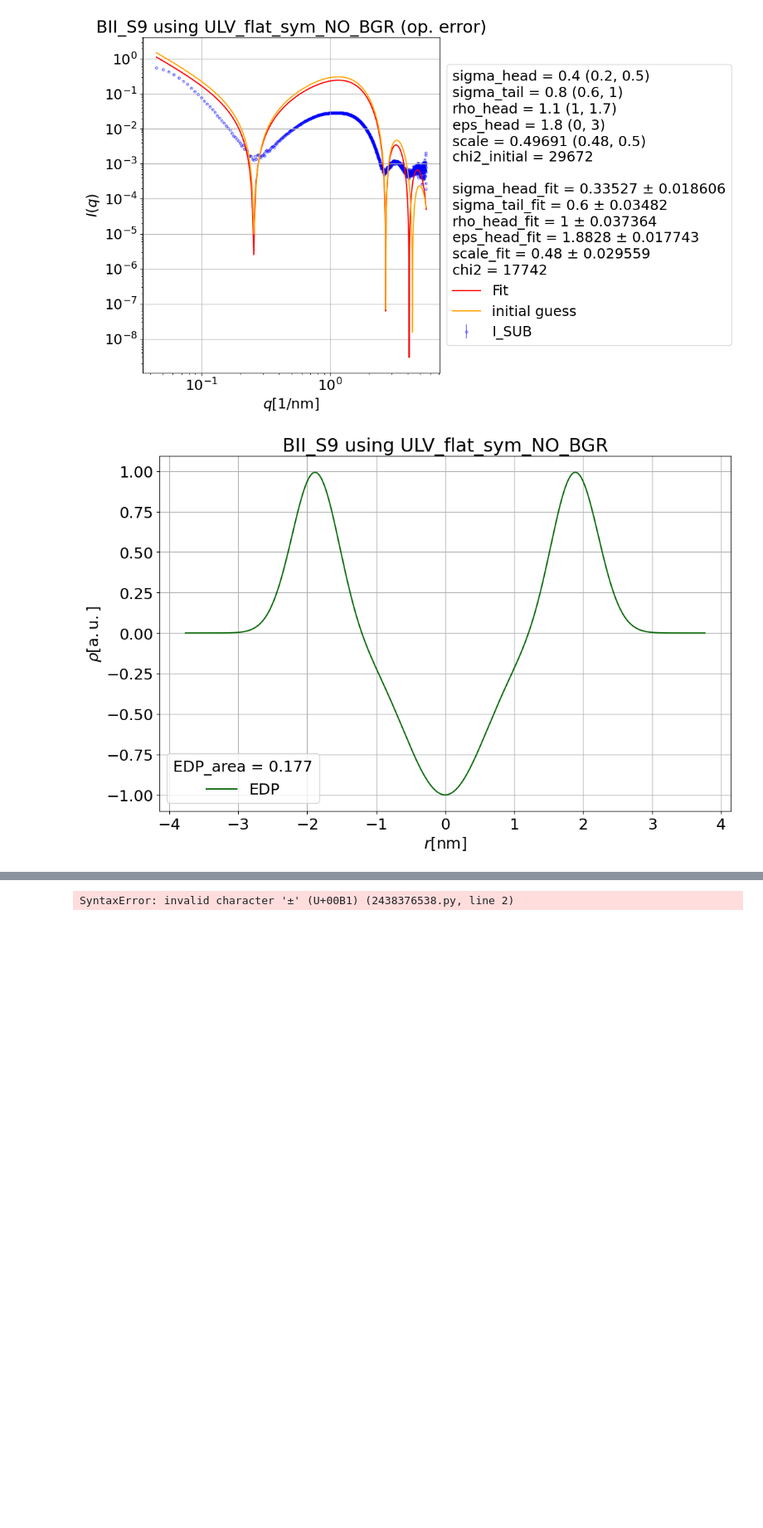
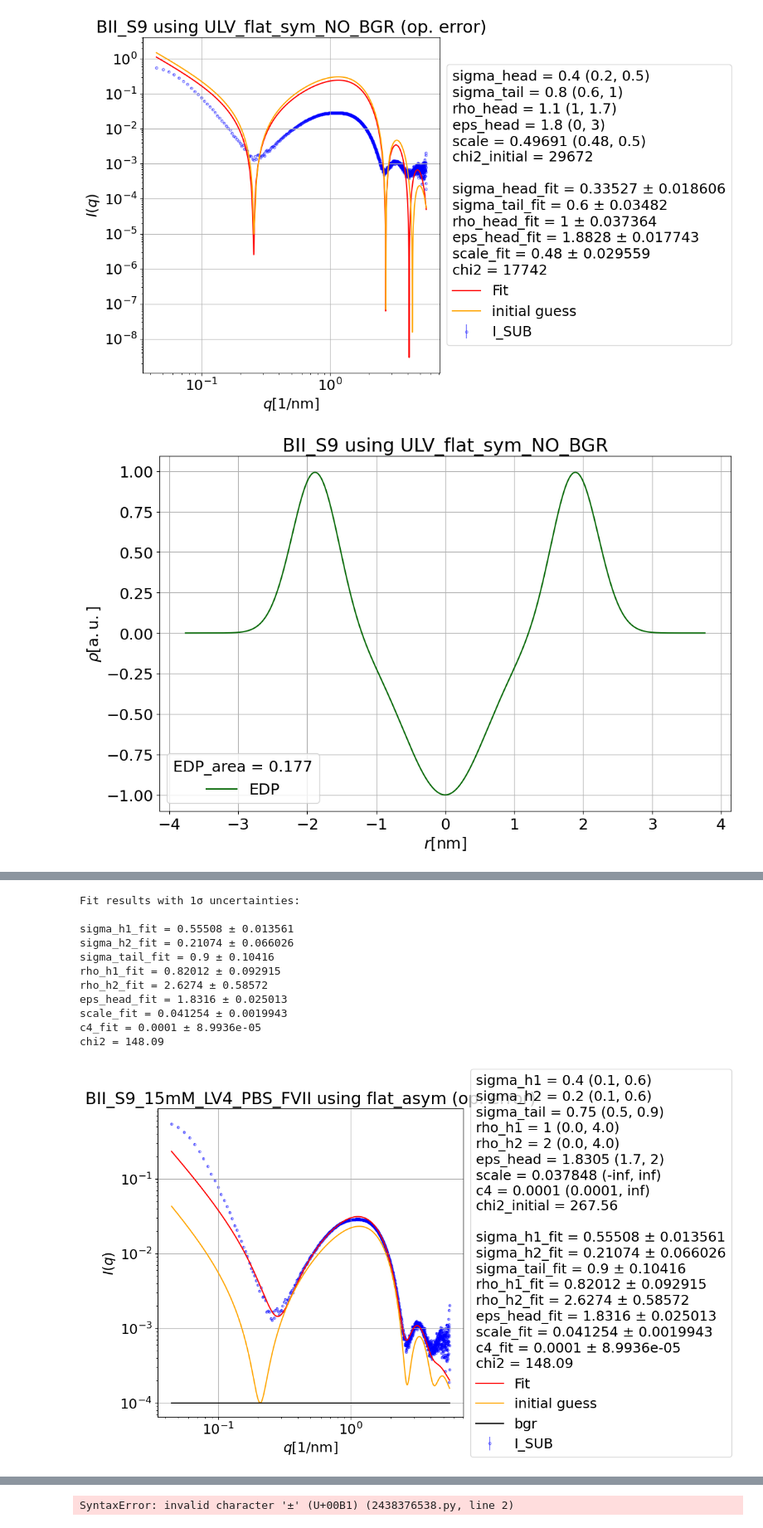
Before and after one commit to riko-hilger/BM29_data_and_analysis_2026, a Jupyter notebook: analysis_BM29_July2026/BM29_fitting_Aug14.ipynb, the cells around one changed output, grey strips where cells are left out. Shown at 83% size. Drawn from its saved outputs; the diff is of its cells as text; code cells hidden in the pictures; blank space fills up the shorter version.

```diff
--- a/analysis_BM29_July2026/BM29_fitting_Aug14.ipynb
+++ b/analysis_BM29_July2026/BM29_fitting_Aug14.ipynb
@@ -256,0 +356,61 @@ chi2 = 143.46
+# %%
+#======================== Fit ===========================================
+popt, pcov = curve_fit(fit_function, q, I, sigma=I_err, maxfev=20000, p0=p0, bounds = (lower_bounds, upper_bounds))
+
+param_names = ["sigma_h1_fit", "sigma_h2_fit", "sigma_tail_fit", "rho_h1_fit", "rho_h2_fit",
+                     "eps_head_fit", "scale_fit", "c4_fit"]
+
+perr = np.sqrt(np.diag(pcov))
+for name, value in zip(param_names, popt):
+    globals()[name] = value
+chi2, info_text = fit.info(q, I, I_err, param_names, p0, popt, perr, fit_function)
+
+residuals = I - fit_function(q, *p0)
+initial_chi2 = np.sum((residuals / I_err)**2) / (len(I) - len(p0) - 1)
+names2 = [name[:-4] for name in param_names]
+info_text2 = "\n".join(f"{name} = {val:.5g} ({lower_bounds[i]}, {upper_bounds[i]})" for name, val, i in zip(names2, p0, range(len(p0))))
+info_text2 += f"\nchi2_initial = {initial_chi2:.5g}\n \n"
+
+info_text_print = info_text2 + info_text
+#=========================== Plot ===========================================
+
+q_fit = np.linspace(min(q), max(q), 10000)
+plt.figure(figsize=(12, 7.5))
+plt.errorbar(q, I, I_err, marker="o", markersize=3,markeredgewidth=1,ecolor="Blue",      markeredgecolor='Blue',      markerfacecolor='None', alpha=0.5, ls="None", label='I_SUB', zorder=1)
+plt.loglog(q_fit, fit_function(q_fit, *popt), color='red', label='Fit')
+plt.loglog(q_fit, fit_function(q_fit, *p0), color='orange', label='initial guess')
+plt.loglog(q_fit, fit.powerlaw_bgr(q_fit, 0, 0, c4_fit), color='black', label='bgr')
+# plt.loglog(q_fit, fit.powerlaw_bgr(q_fit, c2, c3, c4), color='black', label='initial bgr', ls="--")
+
+plt.xlabel('$q [1/\\mathrm{nm}]$')
+plt.ylabel('$I(q)$')
+plt.title(f'{BM29.sample_dict[sample]} using flat_asym (op. error)')
+plt.grid(True)
+legend = plt.legend(loc='center left', bbox_to_anchor=(1, 0.5), alignment='left')
+legend.set_title(info_text_print)
+plt.tight_layout()
+# plt.savefig(target_folder / f"{fit_function.__name__}_operative_error_2.png",dpi=400, bbox_inches='tight', pad_inches=0.05)
+plt.show()
+
+# =========== EDP =====================================================================================
+fig = fit.EDP_plot(0, sigma_h1_fit, sigma_h2_fit, sigma_tail_fit, rho_h1_fit, rho_h2_fit, eps_head_fit, eps_head_fit, info_text,
+             f'{sample} using {fit_function.__name__}')
+# # fig.savefig(target_folder / f"LV4_EDP_{fit_function.__name__}_op_error_2.png", dpi=400, bbox_inches='tight', pad_inches=0.05)
+# fig = fit.EDP_plot(0, sigma_h1, sigma_h2, sigma_tail, rho_h1, rho_h2, eps_head, eps_head, info_text,
+#                    f'{sample} using {fit_function.__name__} (initial guess)')
+# fig.savefig(target_folder / f"LV4_EDP_{fit_function.__name__}_INITIAL GUESS_op_error_2.png", dpi=400, bbox_inches='tight', pad_inches=0.05)
+
+# pow_law_reality_check(c2_fit, c3_fit, c4_fit)
+# %% [output]
+Fit results with 1σ uncertainties:
+
+sigma_h1_fit = 0.55508 ± 0.013561
+sigma_h2_fit = 0.21074 ± 0.066026
+sigma_tail_fit = 0.9 ± 0.10416
+rho_h1_fit = 0.82012 ± 0.092915
+rho_h2_fit = 2.6274 ± 0.58572
+eps_head_fit = 1.8316 ± 0.025013
+scale_fit = 0.041254 ± 0.0019943
+c4_fit = 0.0001 ± 8.9936e-05
+chi2 = 148.09
+[figure, added]
```
Also changed, not shown: parts of 9 cells of this notebook, 1 other file.
